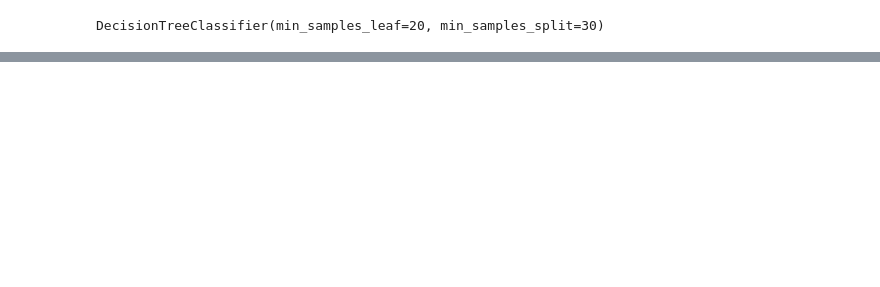
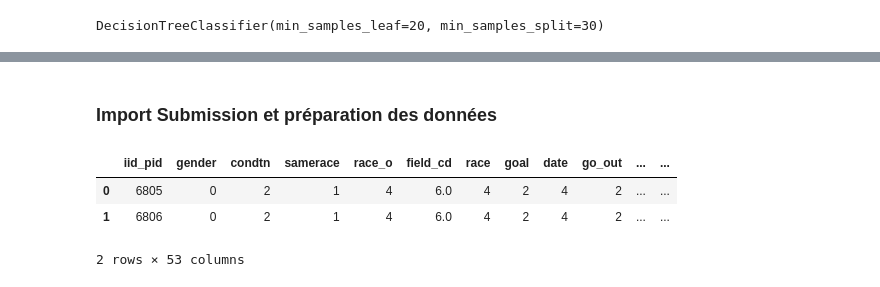
Before and after one commit to Skarbkit/M2_SISE-EasyDate, a Jupyter notebook: scripts_colab/models/decision_tree.ipynb, the cells around one changed output, grey strips where cells are left out. Drawn from its saved outputs; the diff is of its cells as text; code cells hidden in the pictures; blank space fills up the shorter version.

```diff
--- a/scripts_colab/models/decision_tree.ipynb
+++ b/scripts_colab/models/decision_tree.ipynb
@@ -203,0 +210,11 @@ weighted avg       0.78      0.82      0.79      2042
+# %% [markdown]
+### Import Submission et préparation des données
+# %%
+# Import des données
+sub = pd.read_csv("sub_clean.csv", sep = ',', index_col = [0])
+sub.head(2)
+# %% [output]
+|  | iid_pid | gender | condtn | samerace | race_o | field_cd | race | goal | date | go_out | ... | ... |
+| 0 | 6805 | 0 | 2 | 1 | 4 | 6.0 | 4 | 2 | 4 | 2 | ... | ... |
+| 1 | 6806 | 0 | 2 | 1 | 4 | 6.0 | 4 | 2 | 4 | 2 | ... | ... |
+2 rows × 53 columns
```
Also changed, not shown: parts of 54 cells of this notebook.
